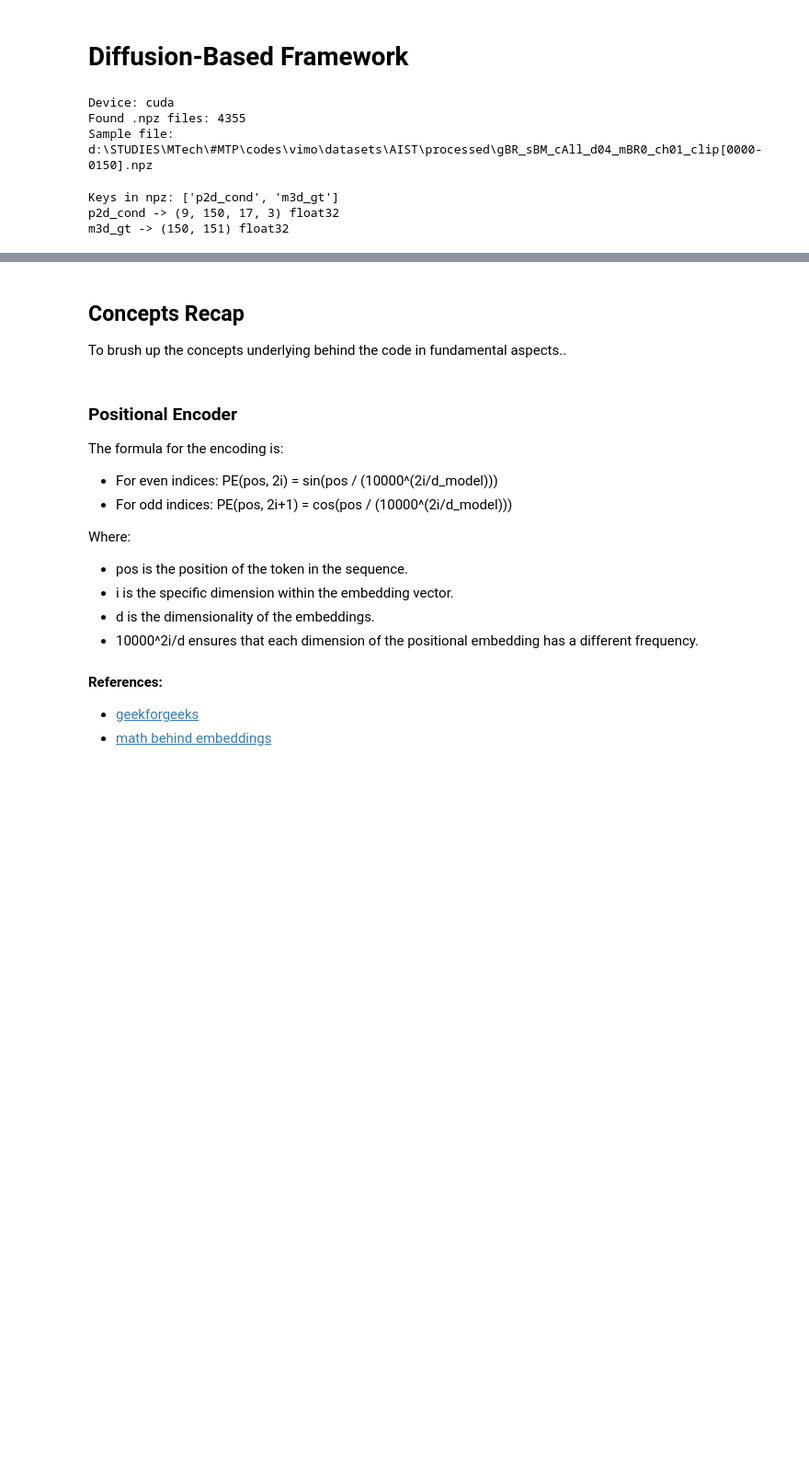
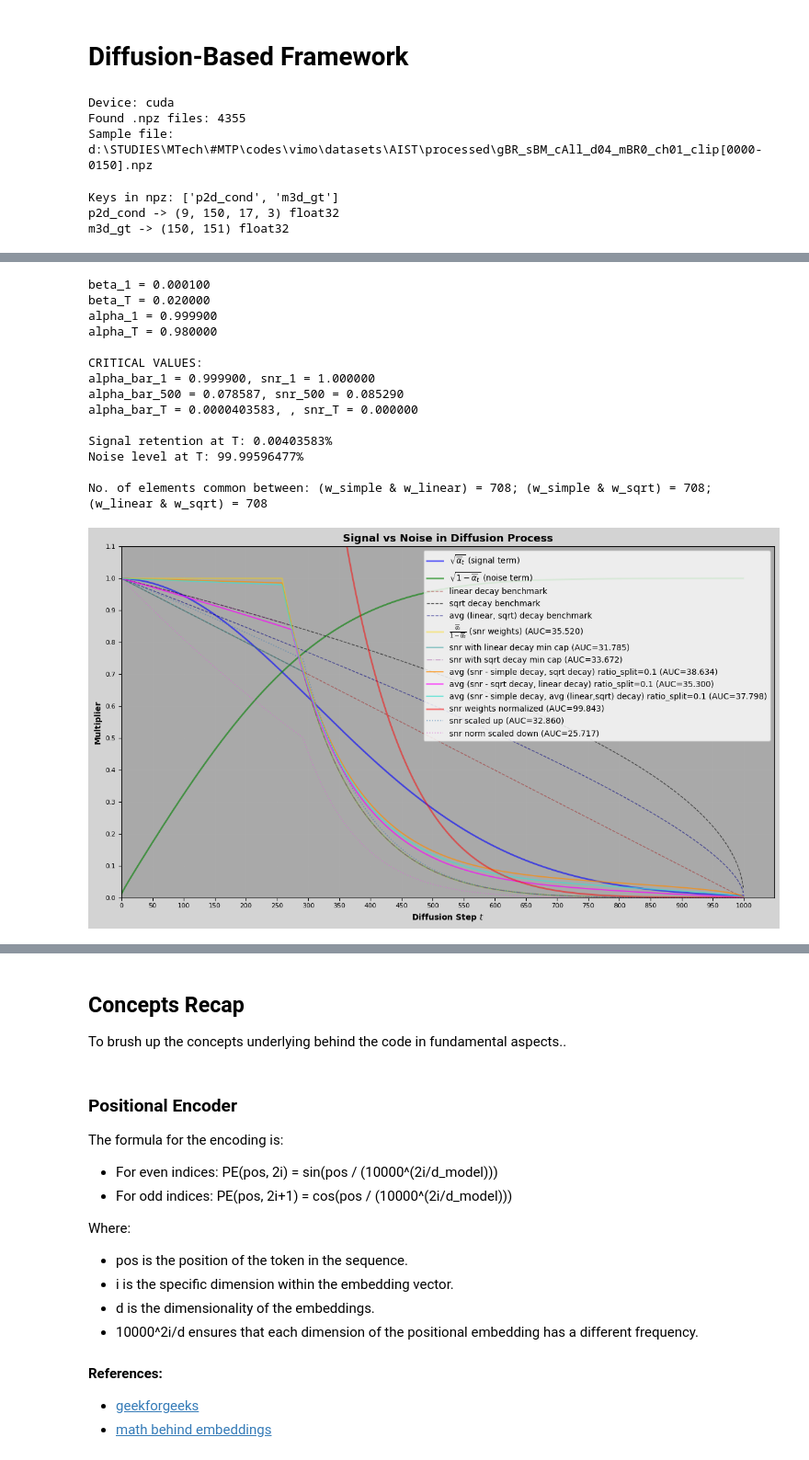
Before and after one commit to cs24m106/MTP-CS24M106, a Jupyter notebook: codes/vimo/ViMo(2024)-#2(Diffusion Framework).ipynb, the cells around one changed output, grey strips where cells are left out. Shown at 92% size. Cells and saved outputs as stored; diff of their text form; code cells hidden in the pictures; blank space fills up the shorter version.

```diff
--- a/codes/vimo/ViMo(2024)-#2(Diffusion Framework).ipynb
+++ b/codes/vimo/ViMo(2024)-#2(Diffusion Framework).ipynb
@@ -179,38 +179,101 @@ VAL_IDX_MAP: {'gBR_sBM_cAll_d04_mBR0_ch01_clip[0000-0150].npz': [5, 0], 'gBR_sBM
 def make_beta_schedule(steps, start=1e-4, end=0.02):
 	"""
 	Small betas (0.0001 → 0.02) mean each step adds only a tiny amount of noise
 	"""
     # linear schedule (adjust to match paper if needed)
 	return torch.linspace(start, end, steps, dtype=torch.float32)
 
 # hyperparams (tweak to match paper)
 T = 1000  # total diffusion timesteps (paper config variable)
+cap = 1.0 # clamp capacity of snr weights
 betas = make_beta_schedule(T).to(device)
 alphas = 1.0 - betas # ~appox [1-0]
 alphas_cumprod = torch.cumprod(alphas, dim=0)  # \bar{alpha}_t => cummulative product
+snr = alphas_cumprod / (1.0 - alphas_cumprod + 1e-8) # Signal-to-Noise Ratio weight testing
+ratio = 0.1 # blend ratio < 1.0
 
 print(f"beta_1 = {betas[0]:.6f}")
 print(f"beta_T = {betas[-1]:.6f}")
 print(f"alpha_1 = {alphas[0]:.6f}")
 print(f"alpha_T = {alphas[-1]:.6f}")
+
+w_simple = torch.minimum(snr, torch.ones_like(snr) * cap)
+sq_line = cap * torch.sqrt(1.0 - torch.tensor(range(T), device=device)/T)
+lr_line = torch.linspace(cap, 0, T, device=device)
+lrsq_line = (sq_line + lr_line)/2
+w_sqrt = torch.minimum(snr, sq_line)
+w_linear = torch.minimum(snr, lr_line)
+weight_norm = w_linear / w_linear.mean()
+w_sq_sim = (1-ratio)*w_simple + ratio*sq_line
+w_lrsq_sim = (1-ratio)*w_simple + ratio*lrsq_line
+w_lr_sq = (1-ratio)*w_sqrt + ratio*lr_line
+
 print(f"\nCRITICAL VALUES:")
-print(f"alpha_bar_1 = {alphas_cumprod[0]:.6f}")
-print(f"alpha_bar_500 = {alphas_cumprod[499]:.6f}")
-print(f"alpha_bar_T = {alphas_cumprod[-1]:.10f}")
+print(f"alpha_bar_1 = {alphas_cumprod[0]:.6f}, snr_1 = {w_linear[0]:.6f}")
+print(f"alpha_bar_500 = {alphas_cumprod[499]:.6f}, snr_500 = {w_linear[499]:.6f}")
+print(f"alpha_bar_T = {alphas_cumprod[-1]:.10f}, , snr_T = {w_linear[-1]:.6f}")
 print(f"\nSignal retention at T: {alphas_cumprod[-1].item()*100:.8f}%")
 print(f"Noise level at T: {(1 - alphas_cumprod[-1]).item()*100:.8f}%")
+print(f"\nNo. of elements common between: (w_simple & w_linear) = {torch.eq(w_simple, w_linear).sum()}; (w_simple & w_sqrt) = {torch.eq(w_simple, w_linear).sum()}; (w_linear & w_sqrt) = {torch.eq(w_linear, w_sqrt).sum()}")
+
+idx = torch.nonzero(weight_norm > cap, as_tuple=False)[-1].item()
+mul = (((weight_norm[idx] - w_linear[idx]) / 2.0) / (w_linear[idx] + 1e-12)).clamp(min=0.0)
+first_half = torch.linspace(1.0, float(mul), steps=idx+1, device=device)
+second_half = torch.linspace(float(mul), 1.0, steps=T-idx-1, device=device)
+mountain = torch.cat([first_half, second_half], dim=0)
+weight_scaled = w_linear * mountain
+slope = torch.linspace(float(cap/weight_norm[0]), 0, steps=T, device=device)
+weight_norm_scaled = weight_norm * slope
 
 # Calculate sqrt(alpha_bar) and sqrt(1 - alpha_bar)
 sqrt_alpha_bar = torch.sqrt(alphas_cumprod)
-sqrt_one_minus_alpha_bar = torch.sqrt(1 - alpha_bars)
+sqrt_one_minus_alpha_bar = torch.sqrt(1 - alphas_cumprod)
+x = np.arange(T)
+auc = lambda y :  float(np.trapezoid(y.cpu().numpy(), x))*100/(T*cap) # area under curve percentage
 
-plt.figure(figsize=(8, 5))
-plt.plot(sqrt_alpha_bar.numpy(), label=r"$\\sqrt{\\bar{\\alpha}_t}$ (signal term)", linewidth=2)
-plt.plot(sqrt_one_minus_alpha_bar.numpy(), label=r"$\\sqrt{1-\\bar{\\alpha}_t}$ (noise term)", linewidth=2)
-plt.xlabel("Diffusion Step $t", fontweight='bold')
+import matplotlib.pyplot as plt
+fig = plt.figure(figsize=(12, 7))
+fig.patch.set_facecolor('lightgrey')
+plt.plot(sqrt_alpha_bar.cpu().numpy(), label=r"$\sqrt{\overline{\alpha}_t}$ (signal term)", linewidth=2, color='blue', alpha=0.6)
+plt.plot(sqrt_one_minus_alpha_bar.cpu().numpy(), label=r"$\sqrt{1-\overline{\alpha}_t}$ (noise term)", linewidth=2, color='green', alpha=0.6)
+plt.plot(lr_line.cpu().numpy(), label="linear decay benchmark", linewidth=1, color='brown', linestyle='--', alpha=0.6)
+plt.plot(sq_line.cpu().numpy(), label="sqrt decay benchmark", linewidth=1, color='black', linestyle='--', alpha=0.6)
+plt.plot(lrsq_line.cpu().numpy(), label="avg (linear, sqrt) decay benchmark", linewidth=1, color='navy', linestyle='--', alpha=0.6)
+plt.plot(w_simple.cpu().numpy(), label=r"$\frac{\overline{\alpha}_t}{1-\overline{\alpha}_t}$ (snr weights)"+f" (AUC={auc(w_simple):.3f})", linewidth=2, color='gold', alpha=0.4)
+plt.plot(w_linear.cpu().numpy(), label="snr with linear decay min cap"+f" (AUC={auc(w_linear):.3f})", linewidth=1.5, color='darkcyan', alpha=0.4)
+plt.plot(w_sqrt.cpu().numpy(), label="snr with sqrt decay min cap"+f" (AUC={auc(w_sqrt):.3f})", linewidth=1, color='purple', linestyle='-.', alpha=0.4)
+plt.plot(w_sq_sim.cpu().numpy(), label="avg (snr - simple decay, sqrt decay)"+f" ratio_split={ratio} (AUC={auc(w_sq_sim):.3f})", linewidth=1.5, color='darkorange', alpha=0.7)
+plt.plot(w_lr_sq.cpu().numpy(), label="avg (snr - sqrt decay, linear decay)"+f" ratio_split={ratio} (AUC={auc(w_lr_sq):.3f})", linewidth=1.5, color='magenta', alpha=0.7)
+plt.plot(w_lrsq_sim.cpu().numpy(), label="avg (snr - simple decay, avg (linear,sqrt) decay)"+f" ratio_split={ratio} (AUC={auc(w_lrsq_sim):.3f})", linewidth=1.5, color='turquoise', alpha=0.7)
+plt.plot(weight_norm.cpu().numpy(), label="snr weights normalized"+f" (AUC={auc(weight_norm):.3f})", linewidth=2, color='red', alpha=0.5)
+plt.plot(weight_scaled.cpu().numpy(), label="snr scaled up"+f" (AUC={auc(weight_scaled):.3f})", linewidth=1.25, color='steelblue', linestyle=':', alpha=0.6)
+plt.plot(weight_norm_scaled.cpu().numpy(), label="snr norm scaled down"+f" (AUC={auc(weight_norm_scaled):.3f})", linewidth=1.25, color='orchid', linestyle=':', alpha=0.6)
+plt.xlabel(r"Diffusion Step $t$", fontweight='bold')
 plt.ylabel("Multiplier", fontweight='bold')
 plt.title(r"Signal vs Noise in Diffusion Process", fontweight='bold', fontsize=13)
 plt.legend()
 plt.grid(True, alpha=0.3)
+plt.xlim(left=0)
+plt.ylim(bottom=0, top=cap+0.1)
+plt.xticks(np.arange(0, T+1, 50), fontsize=8)
+plt.yticks(np.arange(0, cap+0.2, 0.1), fontsize=8)
 plt.tight_layout()
+ax = plt.gca()
+ax.set_facecolor('darkgrey')
 plt.show()
+# %% [output]
+beta_1 = 0.000100
+beta_T = 0.020000
+alpha_1 = 0.999900
+alpha_T = 0.980000
+
+CRITICAL VALUES:
+alpha_bar_1 = 0.999900, snr_1 = 1.000000
+alpha_bar_500 = 0.078587, snr_500 = 0.085290
+alpha_bar_T = 0.0000403583, , snr_T = 0.000000
+
+Signal retention at T: 0.00403583%
+Noise level at T: 99.99596477%
+
+No. of elements common between: (w_simple & w_linear) = 708; (w_simple & w_sqrt) = 708; (w_linear & w_sqrt) = 708
+[figure, added]
```
Also changed, not shown: parts of 9 cells of this notebook, 59 other files.
